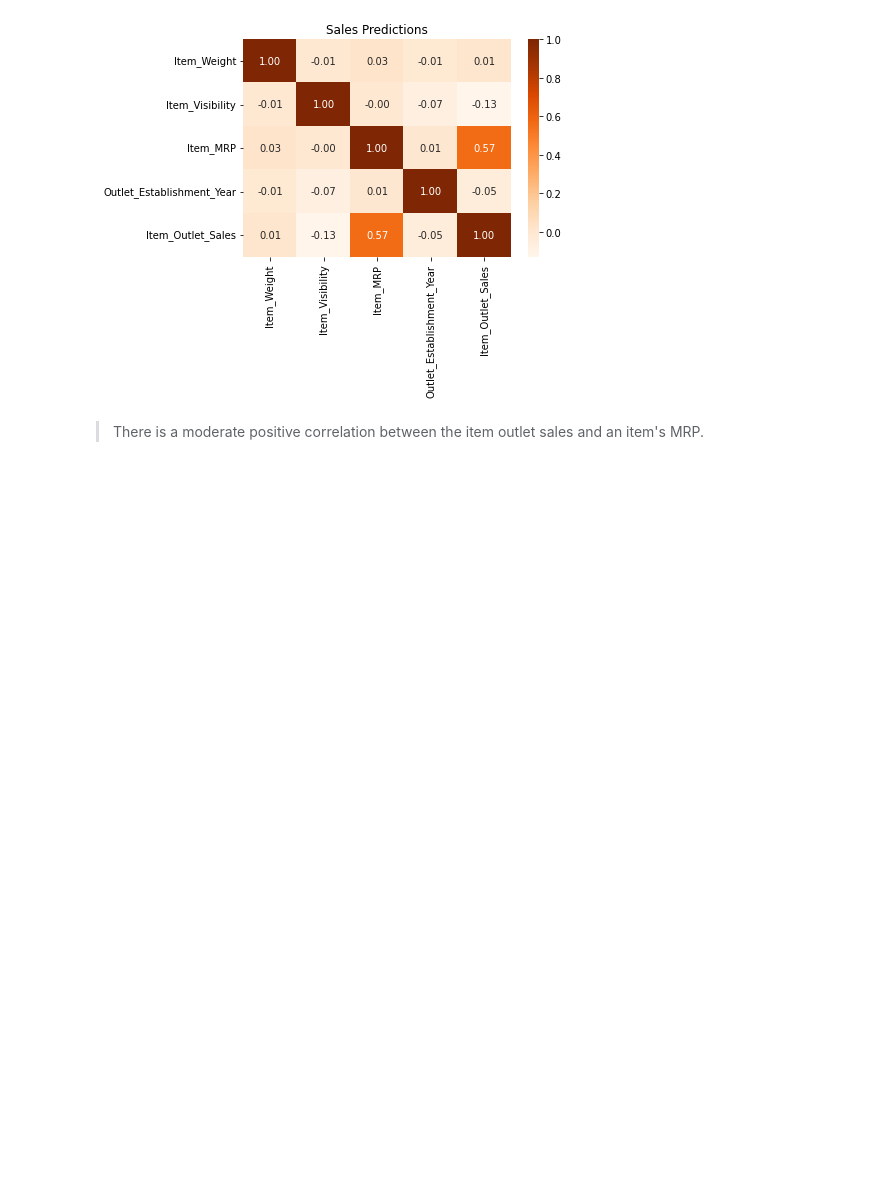
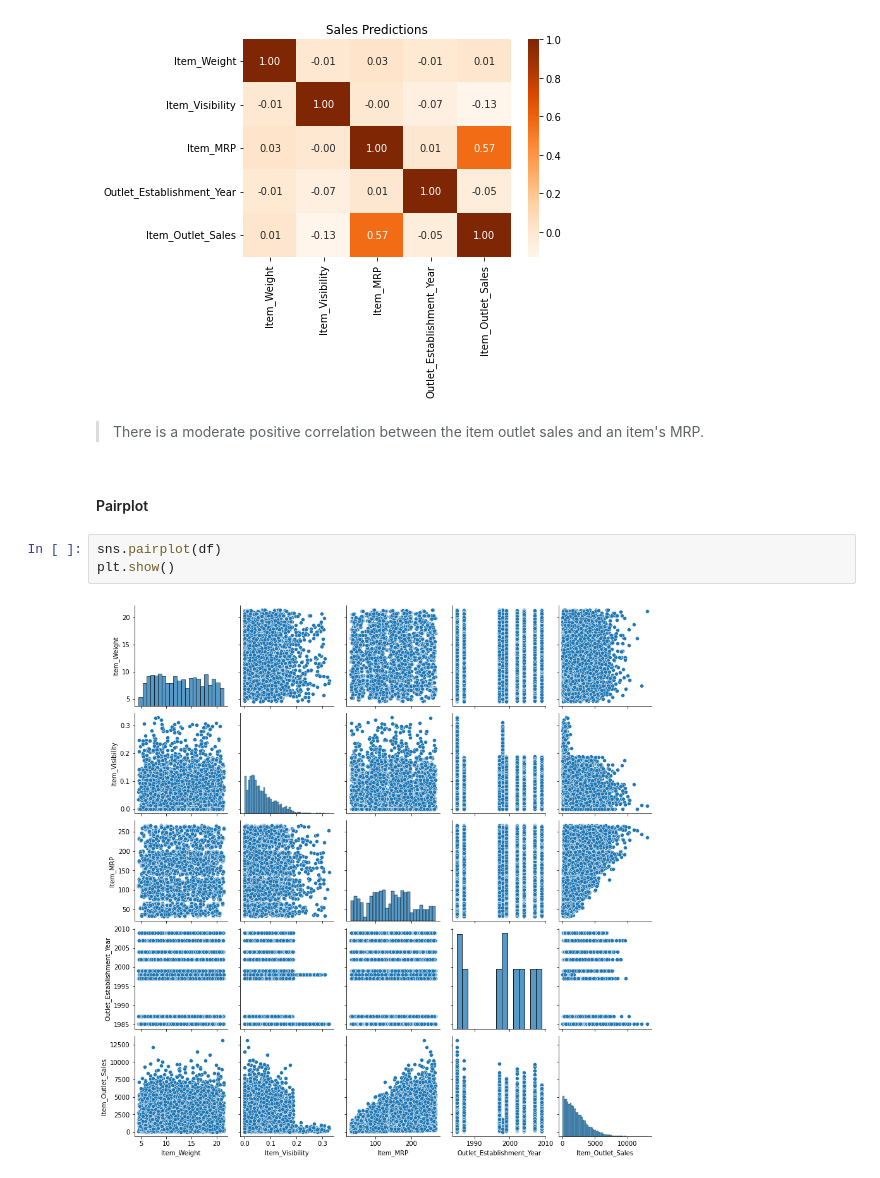
Before and after one commit to osluder/food-sales-predictions, a Jupyter notebook: food-sales-predictions.ipynb, the cells around one changed output. Cells and saved outputs as stored; diff of their text form; blank space fills up the shorter version.

```diff
--- a/food-sales-predictions.ipynb
+++ b/food-sales-predictions.ipynb
@@ -434,3 +434,10 @@ plt.show()
 [figure]
 # %% [markdown]
 > There is a moderate positive correlation between the item outlet sales and an item's MRP.
+# %% [markdown]
+#### Pairplot
+# %%
+sns.pairplot(df)
+plt.show()
+# %% [output]
+[figure, added]
```
